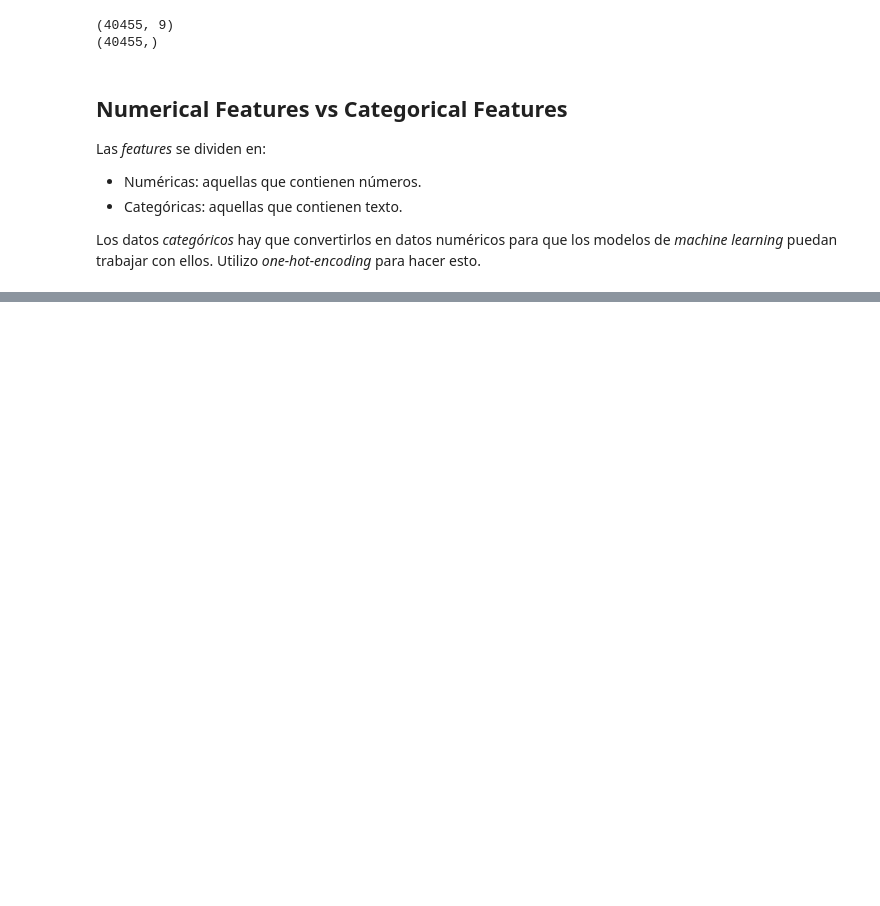
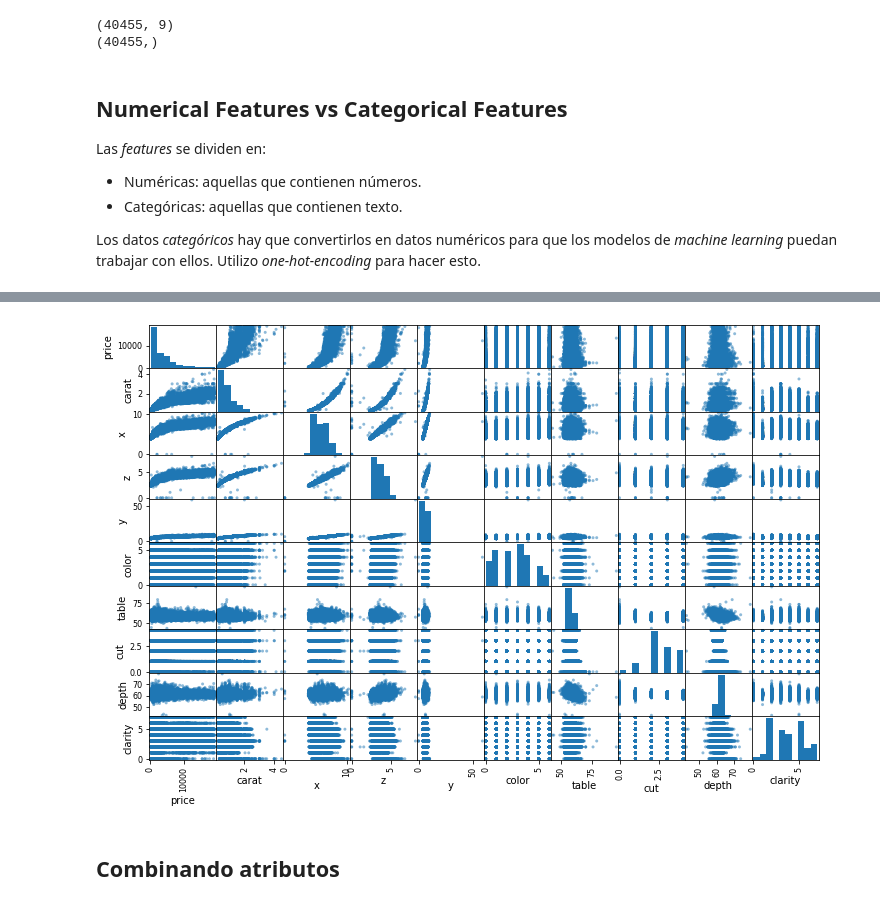
Before and after one commit to rfminguez/dm202011_proyecto_semana_3, a Jupyter notebook: 0_feature_selection.ipynb, the cells around one changed output, grey strips where cells are left out. Cells and saved outputs as stored; diff of their text form; code cells hidden in the pictures; blank space fills up the shorter version.

Commit message:
update: feature selection and combination

```diff
--- a/0_feature_selection.ipynb
+++ b/0_feature_selection.ipynb
@@ -98,20 +70,0 @@ Voy a usar el del LGBMRegressor que me ha dado muy buenos resultados con la pred
-# %%
-from sklearn.feature_selection import SelectFromModel
-from lightgbm import LGBMRegressor
-
-X = df[features_cols]
-y = df[label_cols]
-
-numerical_features = ['carat', 'depth', 'table', 'x', 'y','z']
-categorical_features = ['cut', 'color', 'clarity']
-
-X_categorical = pd.get_dummies(X[categorical_features])
-X_categorical.shape
-
-X = pd.concat([X[numerical_features], X_categorical], axis=1)
-X.head()
-
-model = LGBMRegressor()
-
-embeded_lgb_selector = SelectFromModel(model, max_features=5)
-embeded_lgb_selector.fit(X, y)
@@ -129,0 +76,3 @@ print(embeded_lgb_feature)
+# %%
+diamonds_df = pd.concat([X, y], axis=1)
+diamonds_df.head()
@@ -129,0 +86,4 @@ print(embeded_lgb_feature)
+# %%
+corr_matrix = diamonds_df.corr()
+
+corr_matrix['price'].sort_values(ascending=False)
@@ -129,0 +111,9 @@ print(embeded_lgb_feature)
+# %%
+from pandas.plotting import scatter_matrix
+
+columns = corr_matrix['price'].sort_values(ascending=False).index.to_list()
+scatter_matrix(diamonds_df[columns], figsize=(12, 8));
+# %% [output]
+[figure, added]
+# %% [markdown]
+## Combinando atributos
```
Also changed, not shown: parts of 27 cells of this notebook.
